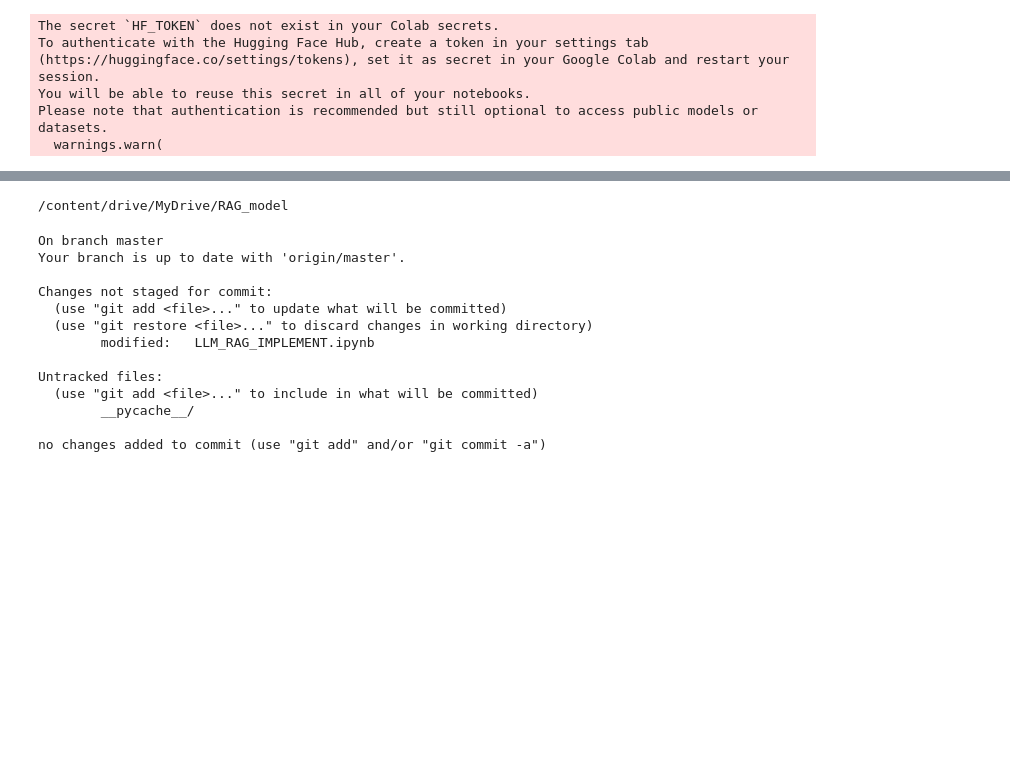
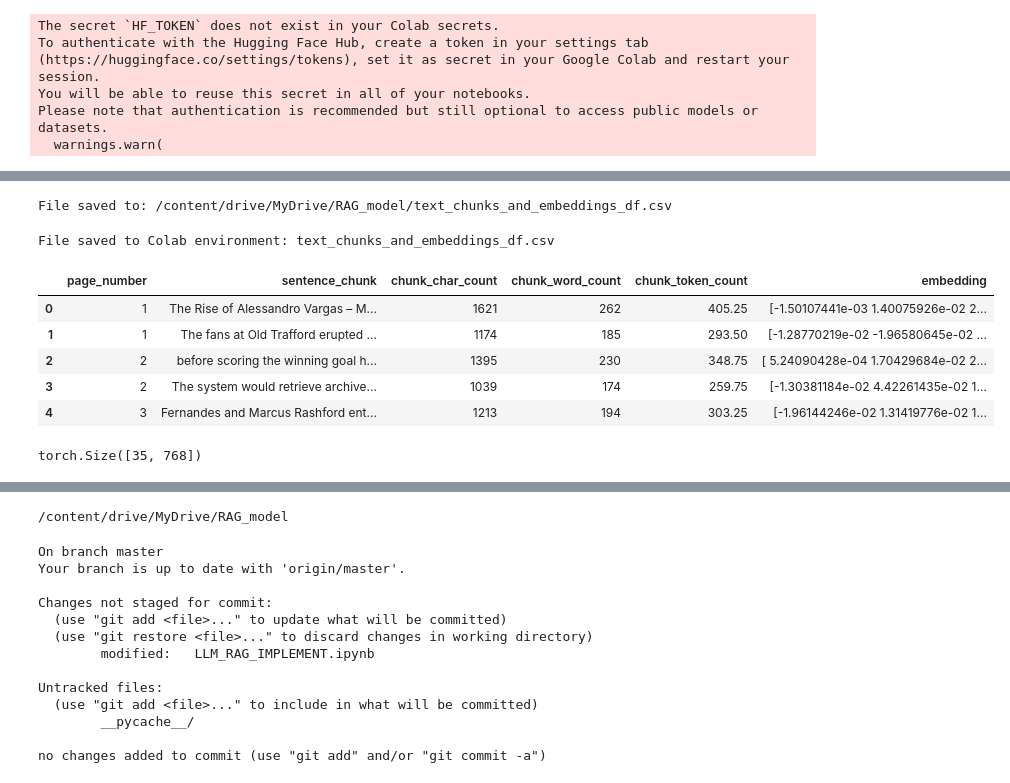
Before and after one commit to Irfan-Hamid/LLM_RAG_IMPLEMENTATION, a Jupyter notebook: LLM_RAG_IMPLEMENT.ipynb, the cells around one changed output, grey strips where cells are left out. Drawn from its saved outputs; the diff is of its cells as text; code cells hidden in the pictures; blank space fills up the shorter version.

```diff
--- a/LLM_RAG_IMPLEMENT.ipynb
+++ b/LLM_RAG_IMPLEMENT.ipynb
@@ -228,0 +228,43 @@ Wall time: 18.4 s
+# %%
+import pandas as pd
+
+text_chunks_and_embeddings_df = pd.DataFrame(pages_and_chunks_over_min_token_len)
+embeddings_df_save_path = "/content/drive/MyDrive/RAG_model/text_chunks_and_embeddings_df.csv"
+text_chunks_and_embeddings_df.to_csv(embeddings_df_save_path, index=False)
+print(f"File saved to: {embeddings_df_save_path}")
+# %% [output]
+File saved to: /content/drive/MyDrive/RAG_model/text_chunks_and_embeddings_df.csv
+# %%
+colab_save_path = "text_chunks_and_embeddings_df.csv"
+text_chunks_and_embeddings_df.to_csv(colab_save_path, index=False)
+print(f"File saved to Colab environment: {colab_save_path}")
+# %% [output]
+File saved to Colab environment: text_chunks_and_embeddings_df.csv
+# %%
+text_chunks_and_embedding_df_load = pd.read_csv(colab_save_path)
+text_chunks_and_embedding_df_load.head()
+# %% [output]
+|  | page_number | sentence_chunk | chunk_char_count | chunk_word_count | chunk_token_count | embedding |
+| 0 | 1 | The Rise of Alessandro Vargas – M... | 1621 | 262 | 405.25 | [-1.50107441e-03 1.40075926e-02 2... |
+| 1 | 1 | The fans at Old Trafford erupted ... | 1174 | 185 | 293.50 | [-1.28770219e-02 -1.96580645e-02 ... |
+| 2 | 2 | before scoring the winning goal h... | 1395 | 230 | 348.75 | [ 5.24090428e-04 1.70429684e-02 2... |
+| 3 | 2 | The system would retrieve archive... | 1039 | 174 | 259.75 | [-1.30381184e-02 4.42261435e-02 1... |
+| 4 | 3 | Fernandes and Marcus Rashford ent... | 1213 | 194 | 303.25 | [-1.96144246e-02 1.31419776e-02 1... |
+# %%
+import random
+import torch
+import numpy as np
+import pandas as pd
+
+device = "cuda" if torch.cuda.is_available() else "cpu"
+
+text_chunks_and_embedding_df = pd.read_csv("text_chunks_and_embeddings_df.csv")
+
+text_chunks_and_embedding_df["embedding"] = text_chunks_and_embedding_df["embedding"].apply(lambda x: np.fromstring(x.strip("[]"), sep=" "))
+
+pages_and_chunks = text_chunks_and_embedding_df.to_dict(orient="records")
+
+embeddings = torch.tensor(np.array(text_chunks_and_embedding_df["embedding"].tolist()), dtype=torch.float32).to(device)
+embeddings.shape
+# %% [output]
+torch.Size([35, 768])
```
Also changed, not shown: parts of 32 cells of this notebook.
